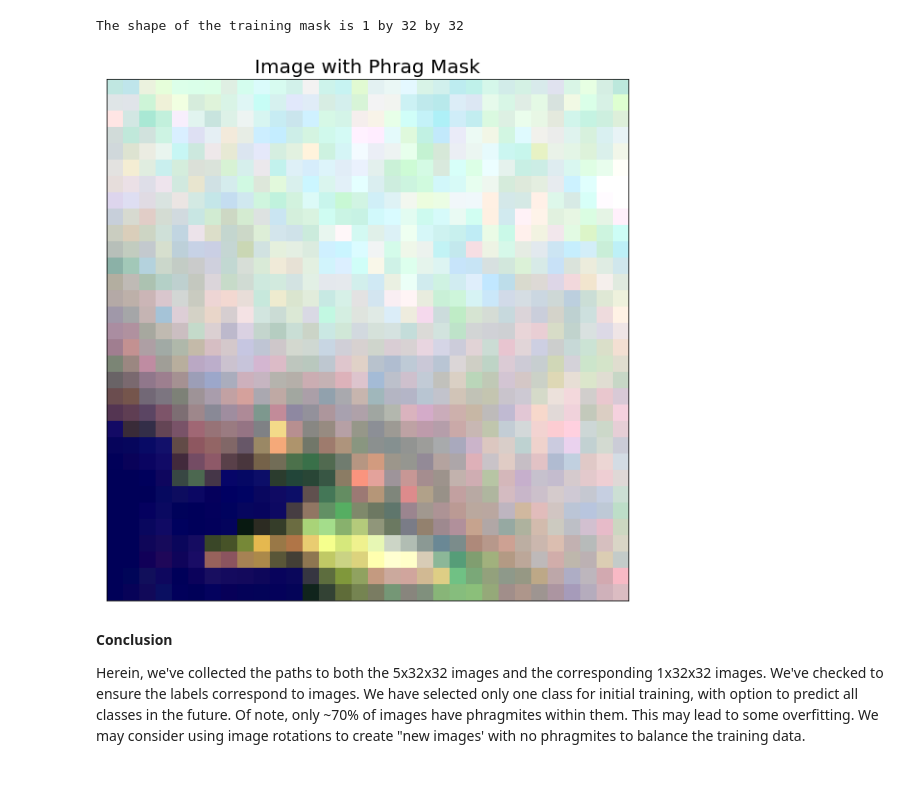
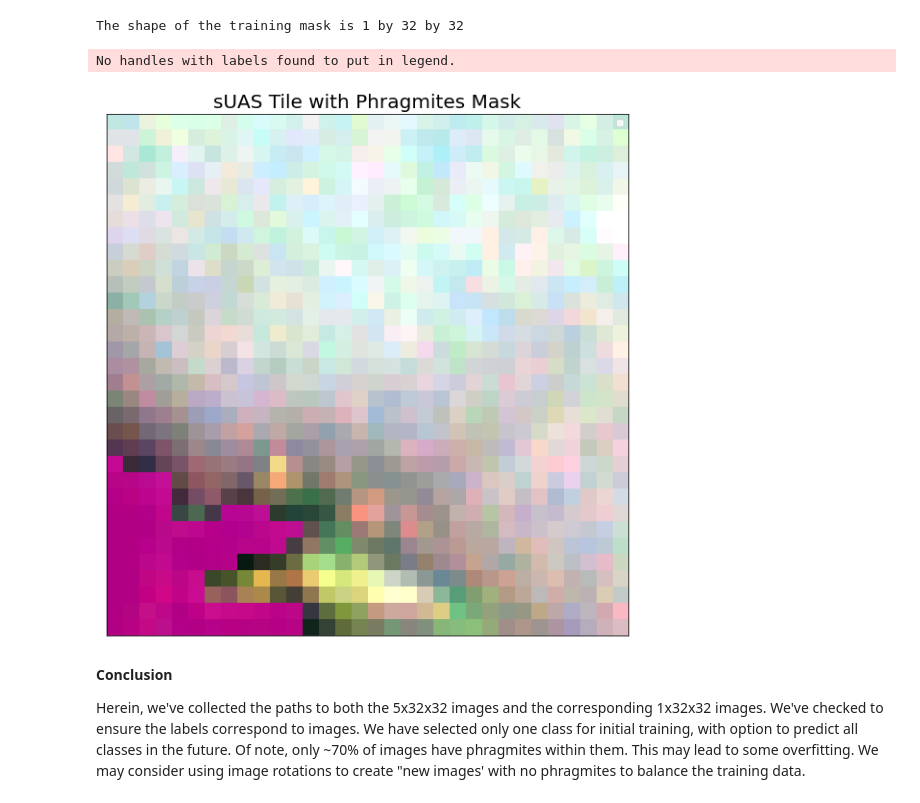
Before and after one commit to greglee1905/Phragmites_australis_Classification, a Jupyter notebook: modeling_v2.ipynb, the cells around one changed output. Cells and saved outputs as stored; diff of their text form; code cells hidden in the pictures.

```diff
--- a/modeling_v2.ipynb
+++ b/modeling_v2.ipynb
@@ -105,19 +105,19 @@ The shape of the training mask is 1 by 32 by 32
 # %%
 import numpy as np
 masked = np.ma.masked_where(test_label[0] == 0, test_label[0])
 f, ax = plt.subplots(1, 1)
 
 #Plot the image
 ep.plot_rgb(test_image,ax =ax,stretch = True,rgb=[0,1,2],)
 
 #Plot the Mask
-ax.imshow(masked, 'jet', interpolation='none', alpha=0.7)
-
+ax.imshow(masked, 'gist_rainbow_r', interpolation='none', alpha=0.7)
 #Plot settings
-ax.set_title("Image with Phrag Mask")
+ax.set_title("sUAS Tile with Phragmites Mask")
 plt.show()
 # %% [output]
+No handles with labels found to put in legend.
-[figure, old version]
+[figure, new version]
 # %% [markdown]
 **Conclusion**
 
```
Also changed, not shown: parts of 1 cell of this notebook.
